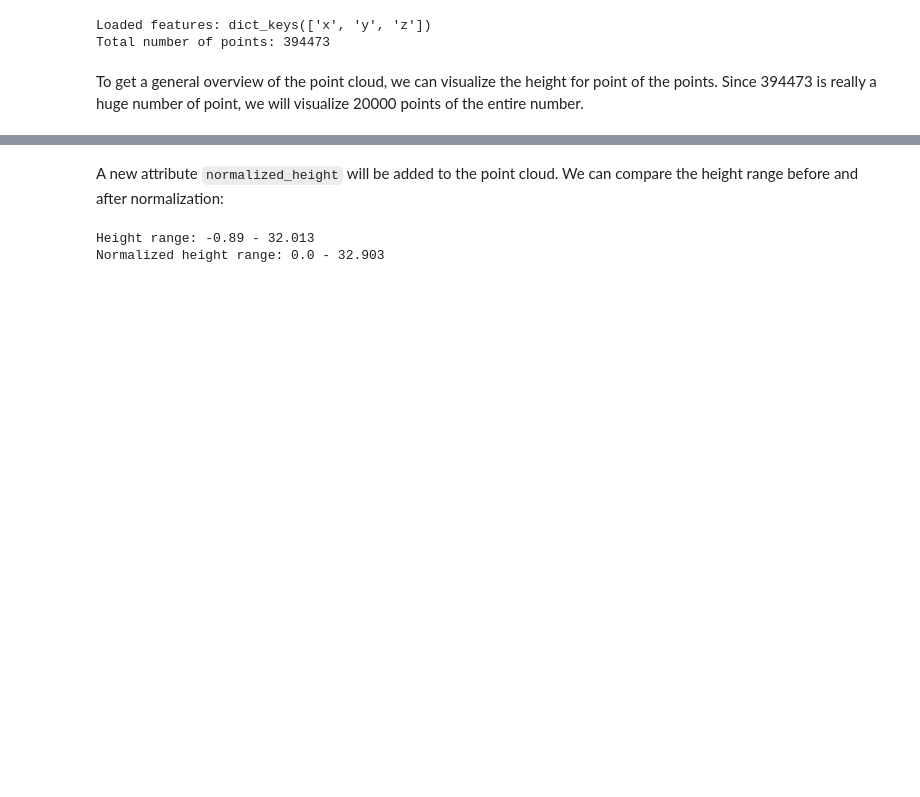
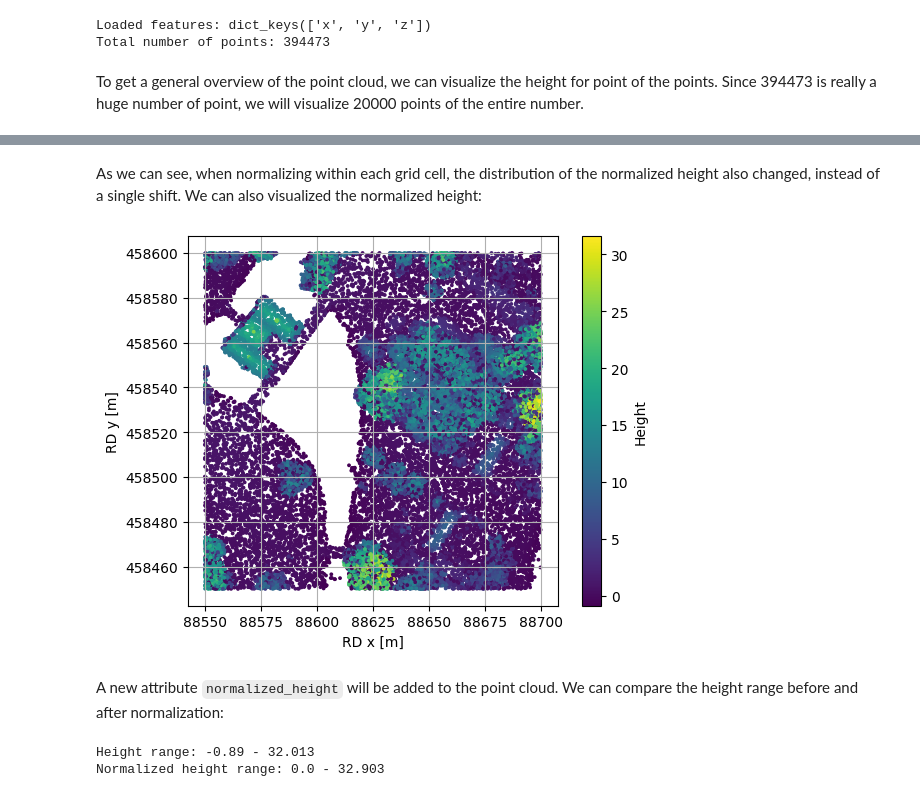
Before and after one commit to eEcoLiDAR/tutorial_ecolidar, a Jupyter notebook: notebooks/laserchiken.ipynb, the cells around one changed output, grey strips where cells are left out. Drawn from its saved outputs; the diff is of its cells as text; code cells hidden in the pictures; blank space fills up the shorter version.

```diff
--- a/notebooks/laserchiken.ipynb
+++ b/notebooks/laserchiken.ipynb
@@ -82,3 +120,9 @@ pc = normalize(pc)
+# %% [markdown]
+As we can see, when normalizing within each grid cell, the distribution of the normalized height also changed, instead of a single shift. We can also visualized the normalized height:
+# %%
+visualize_pc(pc, col='z', clabel='Height', npmax = 40000)
+# %% [output]
+[figure, added]
 # %% [markdown]
 A new attribute `normalized_height` will be added to the point cloud. We can compare the height range before and after normalization:
 # %%
```
Also changed, not shown: parts of 7 cells of this notebook.
